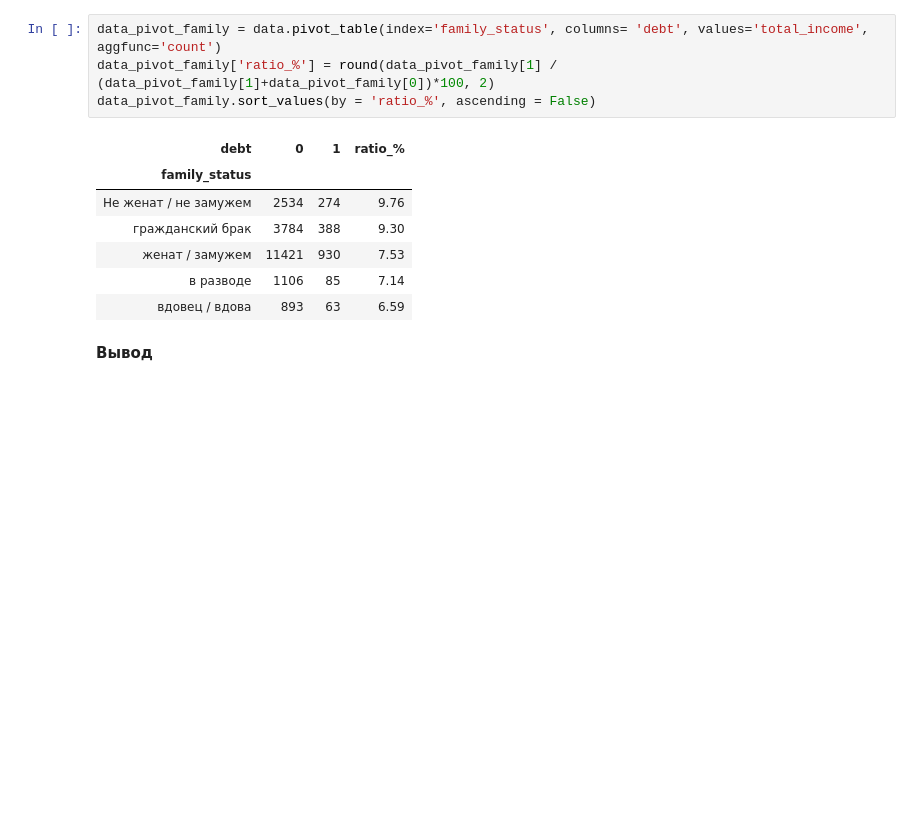
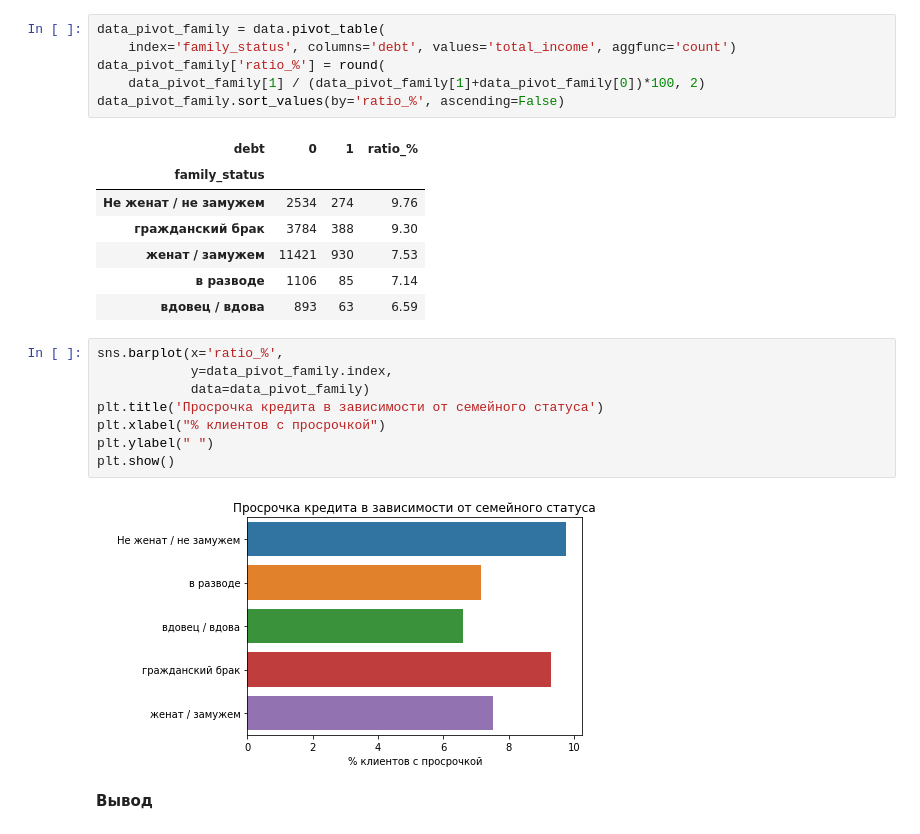
Before and after one commit to smetne/ya_praktikum, a Jupyter notebook: the reliability of borrowers/the_reliability_of_borrowers.ipynb, the cells around one changed output. Drawn from its saved outputs; the diff is of its cells as text; blank space fills up the shorter version.

```diff
--- a/the reliability of borrowers/the_reliability_of_borrowers.ipynb
+++ b/the reliability of borrowers/the_reliability_of_borrowers.ipynb
@@ -538,9 +429,11 @@ data_pivot_children
 # %% [markdown]
 *Создаем сводную таблицу по типам семейного положения и кредитной задолженности c подсчетом кол-ва в каждом и сохраняем в переменную, создаем новый столбец, в котором считаем отношение кол-ва клиентов с задолженностью по кредиту к общему кол-ву клиентов с кредитом, переводим в проценты и окургляем до 2-х знаков после запятой методом round.*
 # %%
-data_pivot_family = data.pivot_table(index='family_status', columns= 'debt', values='total_income', aggfunc='count')
-data_pivot_family['ratio_%'] = round(data_pivot_family[1] / (data_pivot_family[1]+data_pivot_family[0])*100, 2)
-data_pivot_family.sort_values(by = 'ratio_%', ascending = False)
+data_pivot_family = data.pivot_table(
+    index='family_status', columns='debt', values='total_income', aggfunc='count')
+data_pivot_family['ratio_%'] = round(
+    data_pivot_family[1] / (data_pivot_family[1]+data_pivot_family[0])*100, 2)
+data_pivot_family.sort_values(by='ratio_%', ascending=False)
 # %% [output]
 | debt | 0 | 1 | ratio_% |
 | family_status |  |  |  |
@@ -549,6 +442,16 @@ data_pivot_family.sort_values(by = 'ratio_%', ascending = False)
 | женат / замужем | 11421 | 930 | 7.53 |
 | в разводе | 1106 | 85 | 7.14 |
 | вдовец / вдова | 893 | 63 | 6.59 |
+# %%
+sns.barplot(x='ratio_%',
+            y=data_pivot_family.index,
+            data=data_pivot_family)
+plt.title('Просрочка кредита в зависимости от семейного статуса')
+plt.xlabel("% клиентов с просрочкой")
+plt.ylabel(" ")
+plt.show()
+# %% [output]
+[figure, added]
 # %% [markdown]
 **Вывод**
 # %% [markdown]
```
Also changed, not shown: parts of 74 cells of this notebook.
